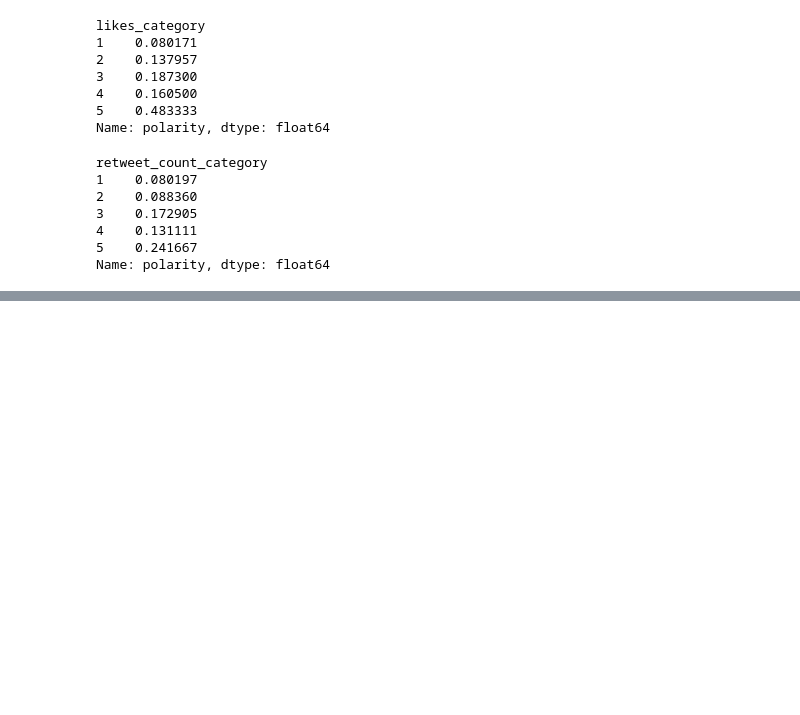
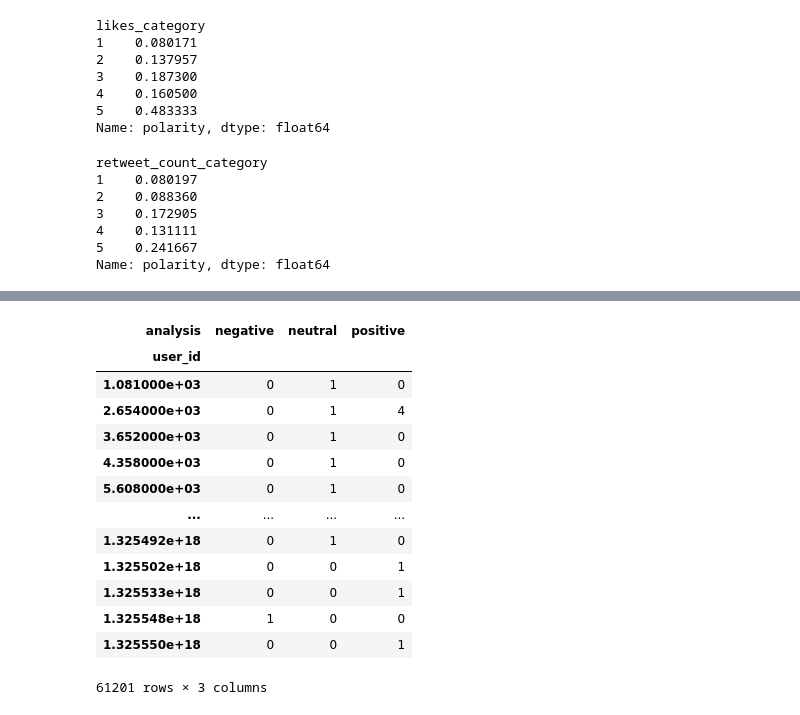
Before and after one commit to GhazaleZe/Political-Polarization-in-Comments, a Jupyter notebook: test_Polarity.ipynb, the cells around one changed output, grey strips where cells are left out. Cells and saved outputs as stored; diff of their text form; code cells hidden in the pictures; blank space fills up the shorter version.

Commit message:
new formula group by

```diff
--- a/test_Polarity.ipynb
+++ b/test_Polarity.ipynb
@@ -365,0 +405,18 @@ Name: polarity, dtype: float64
+# %%
+grouped_biden = sorted_biden.groupby(['user_id', 'analysis']).size().unstack(fill_value=0)
+grouped_biden
+# %% [output]
+| analysis | negative | neutral | positive |
+| user_id |  |  |  |
+| 1.081000e+03 | 0 | 1 | 0 |
+| 2.654000e+03 | 0 | 1 | 4 |
+| 3.652000e+03 | 0 | 1 | 0 |
+| 4.358000e+03 | 0 | 1 | 0 |
+| 5.608000e+03 | 0 | 1 | 0 |
+| ... | ... | ... | ... |
+| 1.325492e+18 | 0 | 1 | 0 |
+| 1.325502e+18 | 0 | 0 | 1 |
+| 1.325533e+18 | 0 | 0 | 1 |
+| 1.325548e+18 | 1 | 0 | 0 |
+| 1.325550e+18 | 0 | 0 | 1 |
+61201 rows × 3 columns
```
Also changed, not shown: parts of 5 cells of this notebook, 1 other file.
